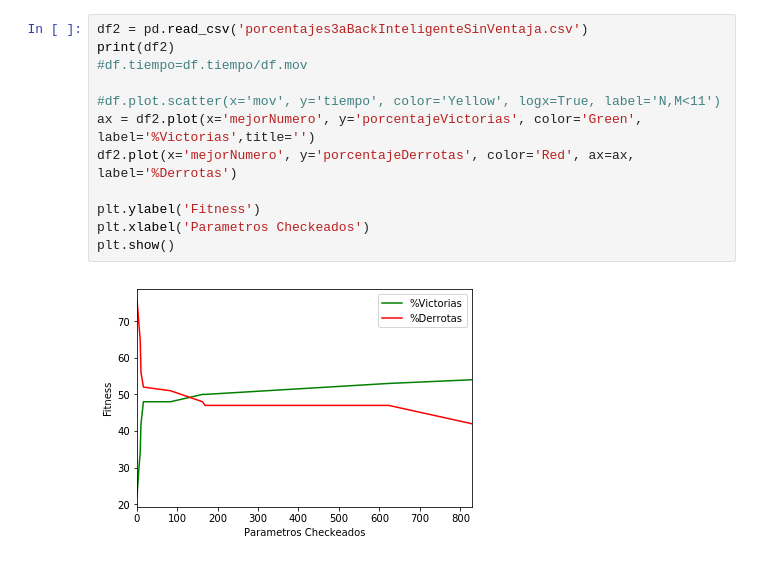
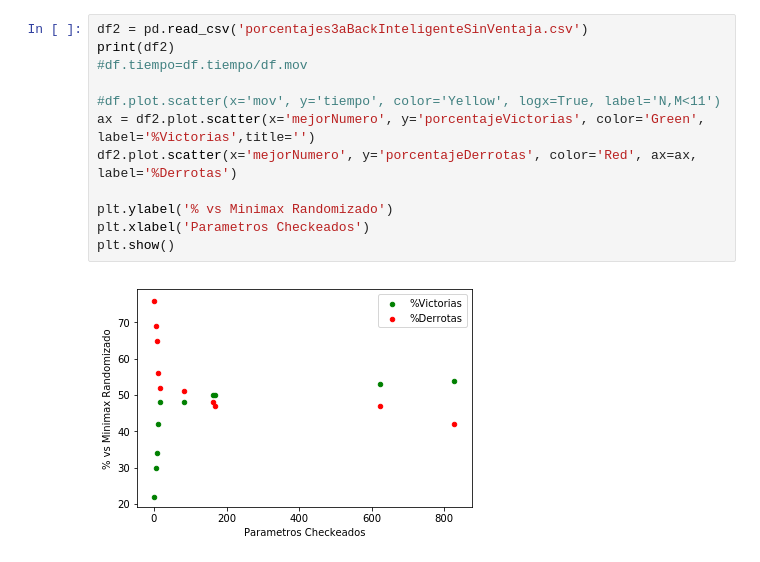
Before and after one commit to LucasSom/Algo3-TP3, a Jupyter notebook: src/graficosBacktracking/Untitled.ipynb, the cells around one changed output. Cells and saved outputs as stored; diff of their text form.

```diff
--- a/src/graficosBacktracking/Untitled.ipynb
+++ b/src/graficosBacktracking/Untitled.ipynb
@@ -33,14 +33,14 @@ plt.show()
 # %%
 df2 = pd.read_csv('porcentajes3aBackInteligenteSinVentaja.csv')
 print(df2)
 #df.tiempo=df.tiempo/df.mov
 
 #df.plot.scatter(x='mov', y='tiempo', color='Yellow', logx=True, label='N,M<11')
-ax = df2.plot(x='mejorNumero', y='porcentajeVictorias', color='Green',  label='%Victorias',title='')
-df2.plot(x='mejorNumero', y='porcentajeDerrotas', color='Red', ax=ax, label='%Derrotas')
+ax = df2.plot.scatter(x='mejorNumero', y='porcentajeVictorias', color='Green',  label='%Victorias',title='')
+df2.plot.scatter(x='mejorNumero', y='porcentajeDerrotas', color='Red', ax=ax, label='%Derrotas')
 
-plt.ylabel('Fitness')
+plt.ylabel('% vs Minimax Randomizado')
 plt.xlabel('Parametros Checkeados')
 plt.show()
 # %% [output]
-[figure, old version]
+[figure, new version]
```
Also changed, not shown: parts of 1 cell of this notebook, 6 other files.
